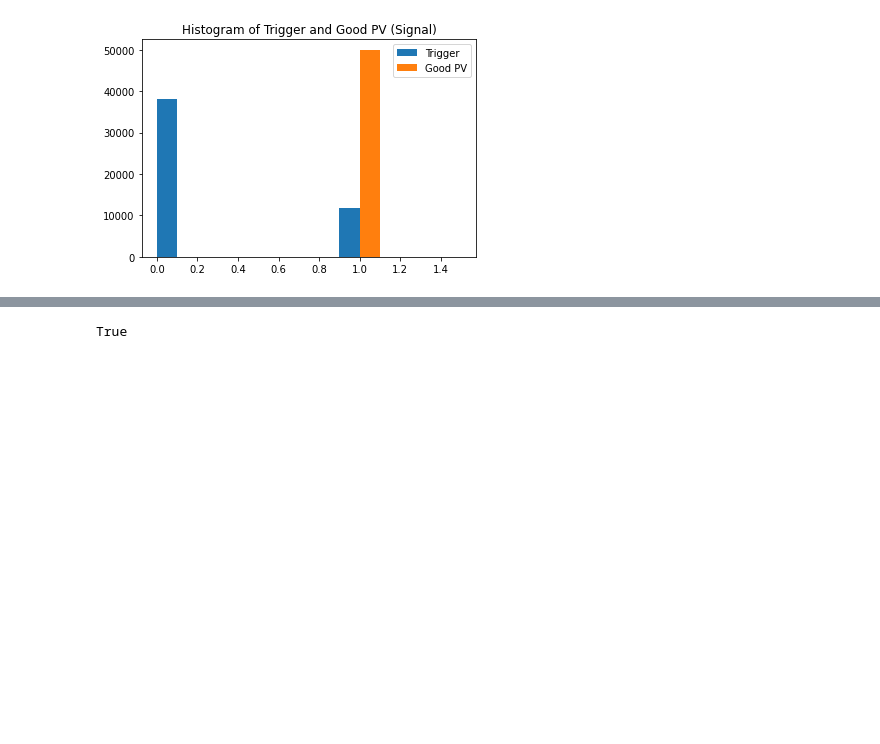
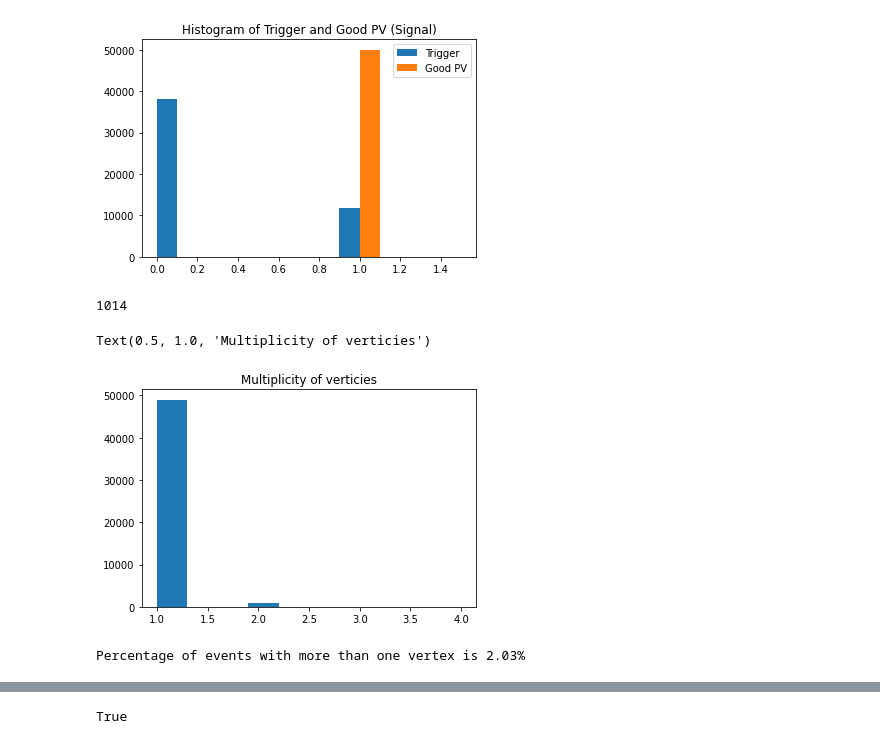
Before and after one commit to olyjazzhead/DiVertAnalysis, a Jupyter notebook: Signal-Cutflow.ipynb, the cells around one changed output, grey strips where cells are left out. Saved outputs shown, nothing was run; the diff lists cells and outputs as text; code cells hidden in the pictures; blank space fills up the shorter version.

```diff
--- a/Signal-Cutflow.ipynb
+++ b/Signal-Cutflow.ipynb
@@ -22,0 +30,14 @@ Text(0.5, 1.0, 'Histogram of Trigger and Good PV (Signal)')
+# %%
+mvtx_count = sig_file["MSVtx_eta"].array()
+# %%
+#Number of events with more than one vertex
+num_vtx=len(mvtx_count[ak.num(mvtx_count)>1])
+print(num_vtx)
+# %% [output]
+1014
+# %%
+plt.hist(ak.num(mvtx_count))
+plt.title("Multiplicity of verticies")
+# %% [output]
+Text(0.5, 1.0, 'Multiplicity of verticies')
+[figure, added]
@@ -22,0 +46,4 @@ Text(0.5, 1.0, 'Histogram of Trigger and Good PV (Signal)')
+# %%
+print(f'Percentage of events with more than one vertex is {(num_vtx/(len(mvtx_count))*100):.2f}%')
+# %% [output]
+Percentage of events with more than one vertex is 2.03%
```
Also changed, not shown: parts of 95 cells of this notebook.
